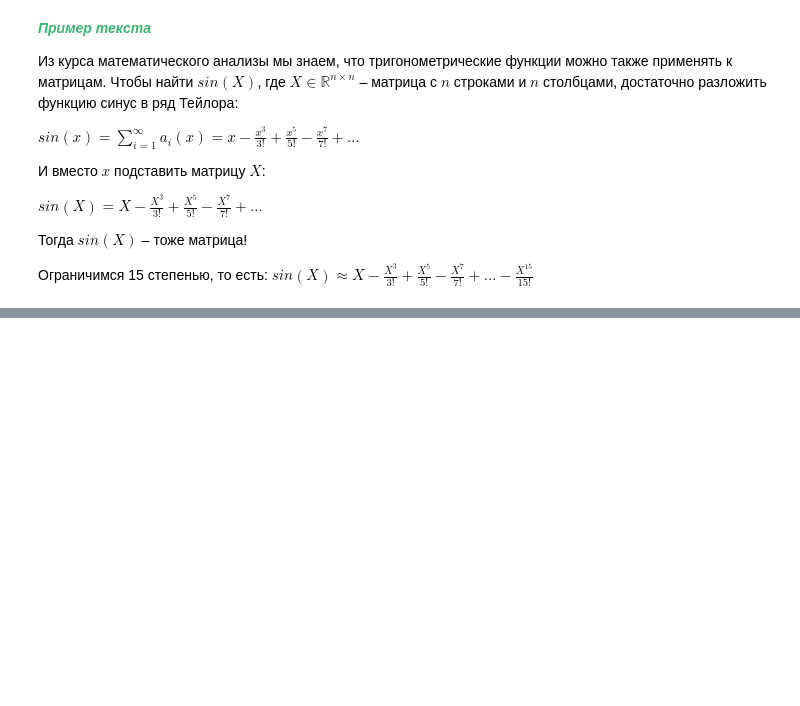
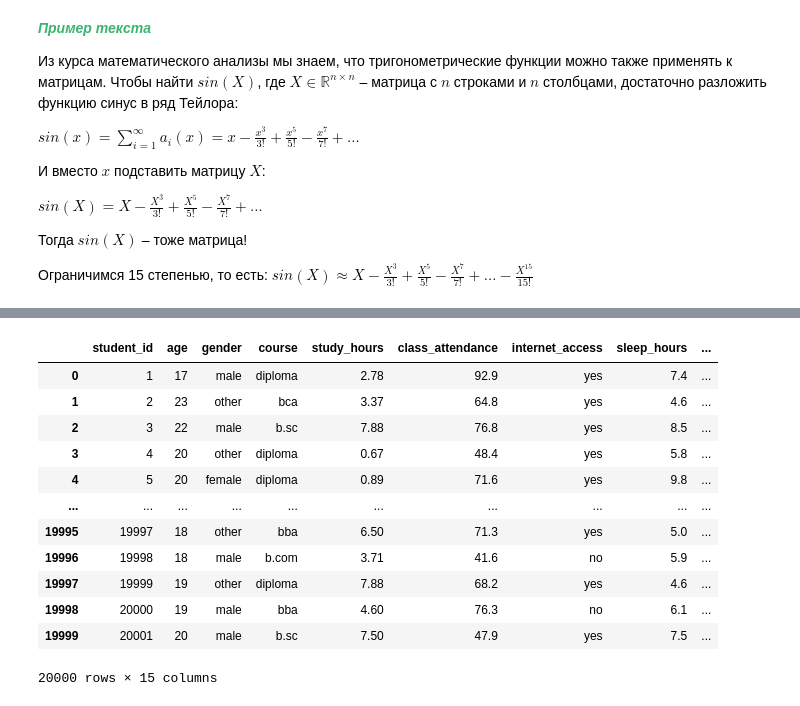
Before and after one commit to mkgurenkov/ai-systems, a Jupyter notebook: l1/l1.ipynb, the cells around one changed output, grey strips where cells are left out. Cells and saved outputs as stored; diff of their text form; code cells hidden in the pictures; blank space fills up the shorter version.

```diff
--- a/l1/l1.ipynb
+++ b/l1/l1.ipynb
@@ -92,0 +238,16 @@ $sin(X) \approx X - \frac{X^3}{3!} + \frac{X^5}{5!} - \frac{X^7}{7!}+ \dots - \f
+# %%
+pd.get_dummies(df, columns=["sleep_quality"])
+# %% [output]
+|  | student_id | age | gender | course | study_hours | class_attendance | internet_access | sleep_hours | ... |
+| 0 | 1 | 17 | male | diploma | 2.78 | 92.9 | yes | 7.4 | ... |
+| 1 | 2 | 23 | other | bca | 3.37 | 64.8 | yes | 4.6 | ... |
+| 2 | 3 | 22 | male | b.sc | 7.88 | 76.8 | yes | 8.5 | ... |
+| 3 | 4 | 20 | other | diploma | 0.67 | 48.4 | yes | 5.8 | ... |
+| 4 | 5 | 20 | female | diploma | 0.89 | 71.6 | yes | 9.8 | ... |
+| ... | ... | ... | ... | ... | ... | ... | ... | ... | ... |
+| 19995 | 19997 | 18 | other | bba | 6.50 | 71.3 | yes | 5.0 | ... |
+| 19996 | 19998 | 18 | male | b.com | 3.71 | 41.6 | no | 5.9 | ... |
+| 19997 | 19999 | 19 | other | diploma | 7.88 | 68.2 | yes | 4.6 | ... |
+| 19998 | 20000 | 19 | male | bba | 4.60 | 76.3 | no | 6.1 | ... |
+| 19999 | 20001 | 20 | male | b.sc | 7.50 | 47.9 | yes | 7.5 | ... |
+20000 rows × 15 columns
```
Also changed, not shown: parts of 14 cells of this notebook, 2 other files.
